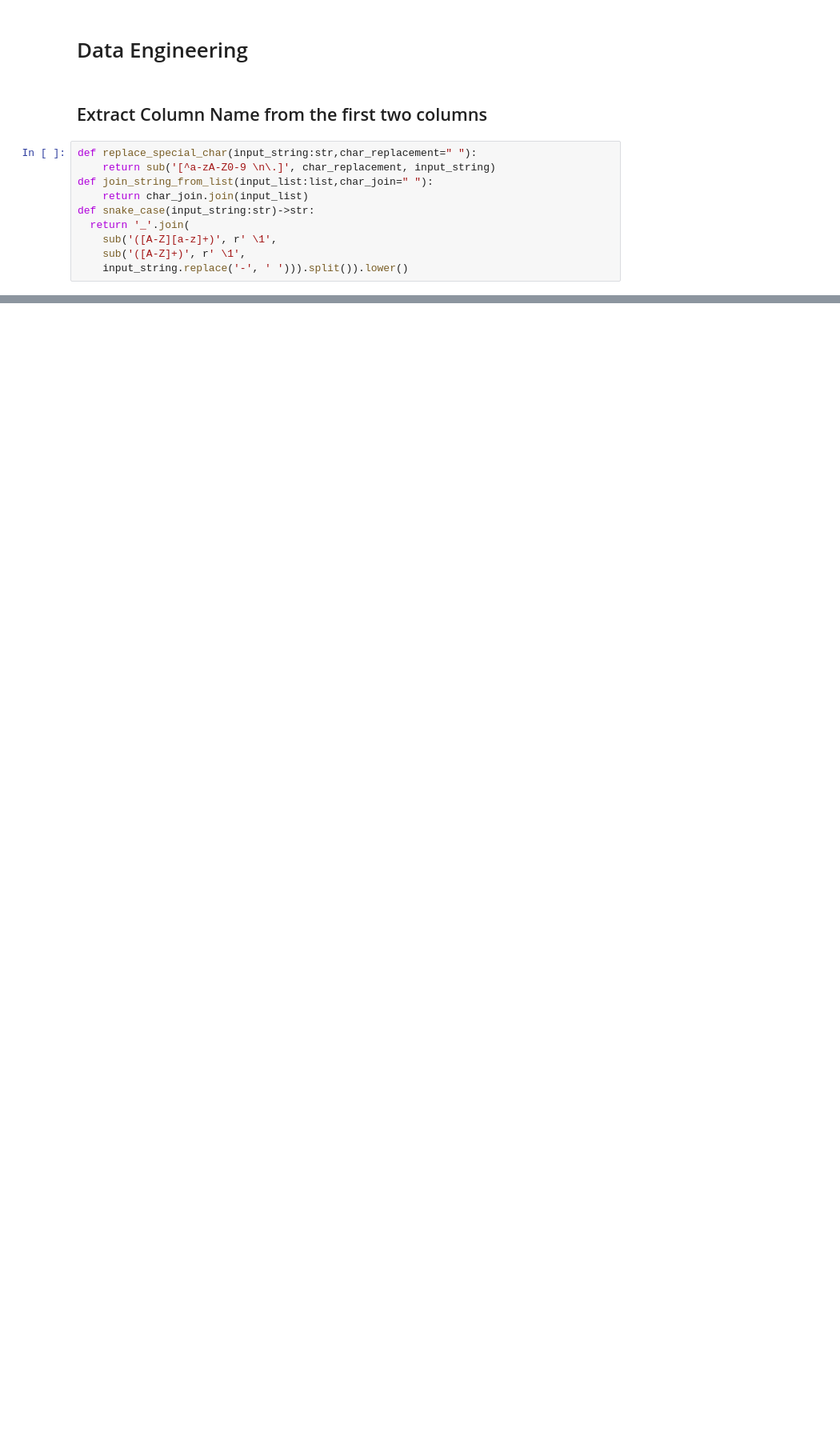
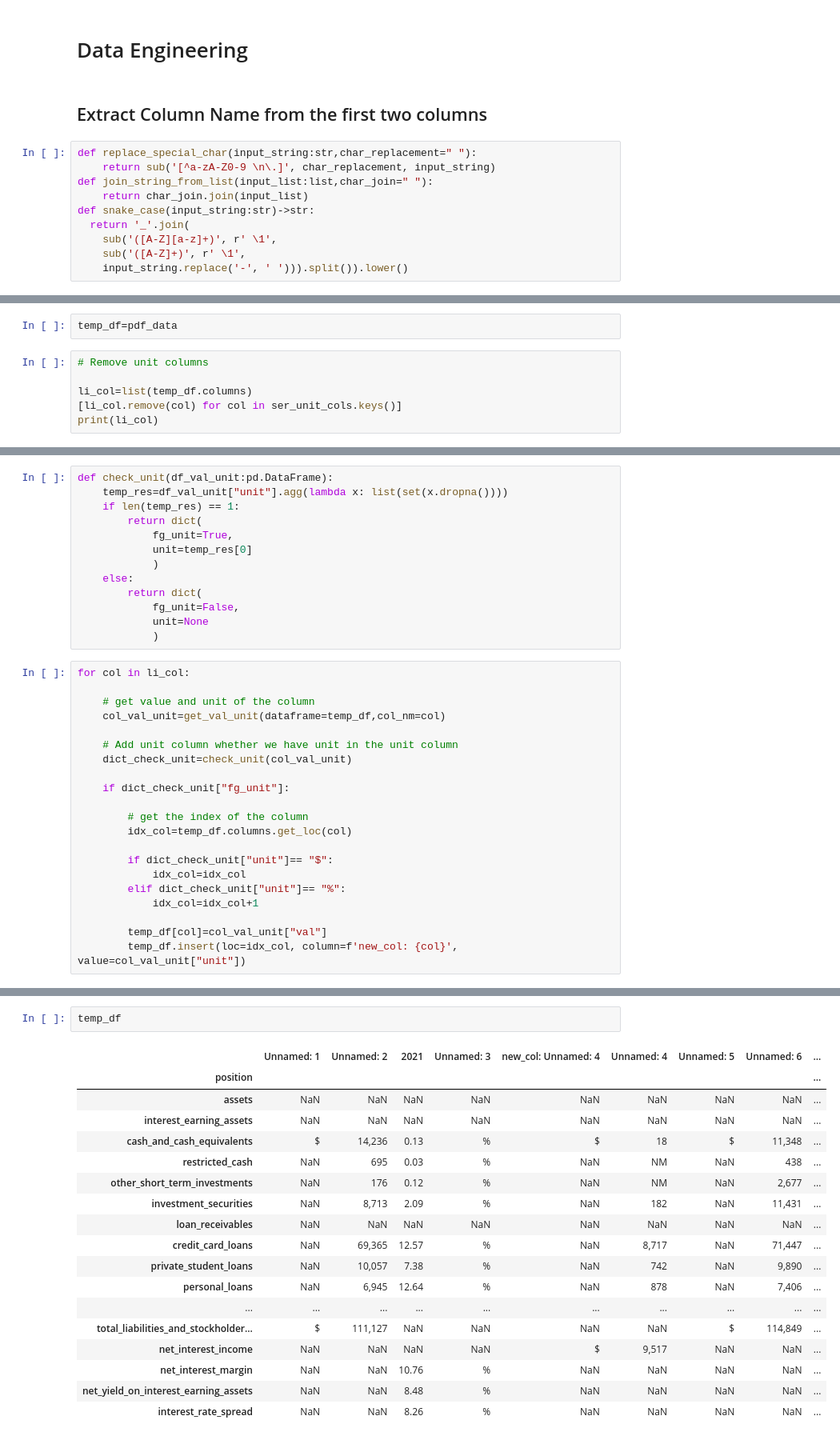
Before and after one commit to EzraTam/fin-pdf-extract, a Jupyter notebook: data/data_engineering.ipynb, the cells around one changed output, grey strips where cells are left out. Shown at 80% size. Saved outputs shown, nothing was run; the diff lists cells and outputs as text; blank space fills up the shorter version.

```diff
--- a/data/data_engineering.ipynb
+++ b/data/data_engineering.ipynb
@@ -109,0 +119,8 @@ Name: Unnamed: 4, dtype: object
+# %%
+temp_df=pdf_data
+# %%
+# Remove unit columns
+
+li_col=list(temp_df.columns)
+[li_col.remove(col) for col in ser_unit_cols.keys()]
+print(li_col)
@@ -109,0 +154,34 @@ Name: Unnamed: 4, dtype: object
+# %%
+def check_unit(df_val_unit:pd.DataFrame):
+    temp_res=df_val_unit["unit"].agg(lambda x: list(set(x.dropna())))
+    if len(temp_res) == 1:
+        return dict(
+            fg_unit=True,
+            unit=temp_res[0]
+            )
+    else:
+        return dict(
+            fg_unit=False,
+            unit=None
+            )
+# %%
+for col in li_col:
+
+    # get value and unit of the column
+    col_val_unit=get_val_unit(dataframe=temp_df,col_nm=col)
+
+    # Add unit column whether we have unit in the unit column
+    dict_check_unit=check_unit(col_val_unit)
+
+    if dict_check_unit["fg_unit"]:
+
+        # get the index of the column
+        idx_col=temp_df.columns.get_loc(col)
+
+        if dict_check_unit["unit"]== "$":
+            idx_col=idx_col
+        elif dict_check_unit["unit"]== "%":
+            idx_col=idx_col+1
+
+        temp_df[col]=col_val_unit["val"]
+        temp_df.insert(loc=idx_col, column=f'new_col: {col}', value=col_val_unit["unit"])
@@ -109,0 +196,21 @@ Name: Unnamed: 4, dtype: object
+# %%
+temp_df
+# %% [output]
+|  | Unnamed: 1 | Unnamed: 2 | 2021 | Unnamed: 3 | new_col: Unnamed: 4 | Unnamed: 4 | Unnamed: 5 | Unnamed: 6 | ... |
+| position |  |  |  |  |  |  |  |  | ... |
+| assets | NaN | NaN | NaN | NaN | NaN | NaN | NaN | NaN | ... |
+| interest_earning_assets | NaN | NaN | NaN | NaN | NaN | NaN | NaN | NaN | ... |
+| cash_and_cash_equivalents | $ | 14,236 | 0.13 | % | $ | 18 | $ | 11,348 | ... |
+| restricted_cash | NaN | 695 | 0.03 | % | NaN | NM | NaN | 438 | ... |
+| other_short_term_investments | NaN | 176 | 0.12 | % | NaN | NM | NaN | 2,677 | ... |
+| investment_securities | NaN | 8,713 | 2.09 | % | NaN | 182 | NaN | 11,431 | ... |
+| loan_receivables | NaN | NaN | NaN | NaN | NaN | NaN | NaN | NaN | ... |
+| credit_card_loans | NaN | 69,365 | 12.57 | % | NaN | 8,717 | NaN | 71,447 | ... |
+| private_student_loans | NaN | 10,057 | 7.38 | % | NaN | 742 | NaN | 9,890 | ... |
+| personal_loans | NaN | 6,945 | 12.64 | % | NaN | 878 | NaN | 7,406 | ... |
+| ... | ... | ... | ... | ... | ... | ... | ... | ... | ... |
+| total_liabilities_and_stockholder... | $ | 111,127 | NaN | NaN | NaN | NaN | $ | 114,849 | ... |
+| net_interest_income | NaN | NaN | NaN | NaN | $ | 9,517 | NaN | NaN | ... |
+| net_interest_margin | NaN | NaN | 10.76 | % | NaN | NaN | NaN | NaN | ... |
+| net_yield_on_interest_earning_assets | NaN | NaN | 8.48 | % | NaN | NaN | NaN | NaN | ... |
+| interest_rate_spread | NaN | NaN | 8.26 | % | NaN | NaN | NaN | NaN | ... |
```
Also changed, not shown: parts of 26 cells of this notebook.
